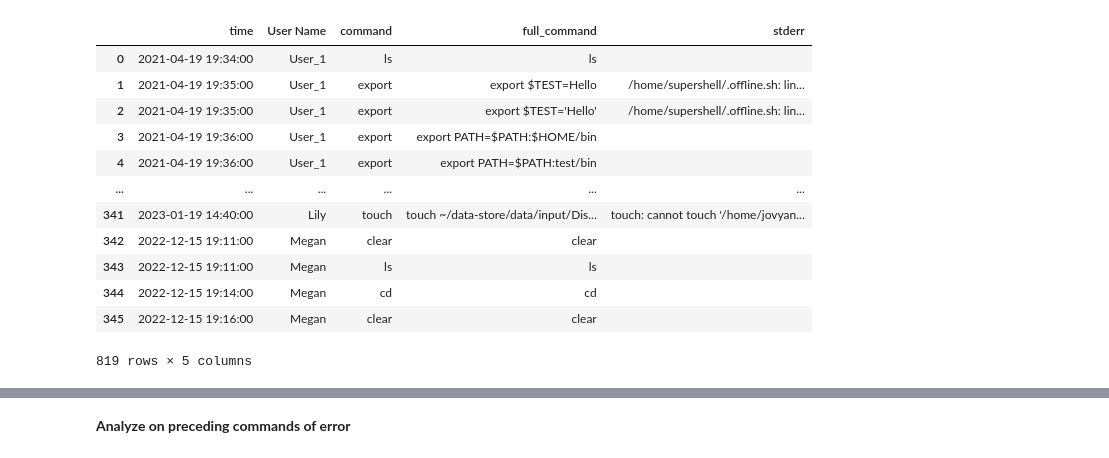
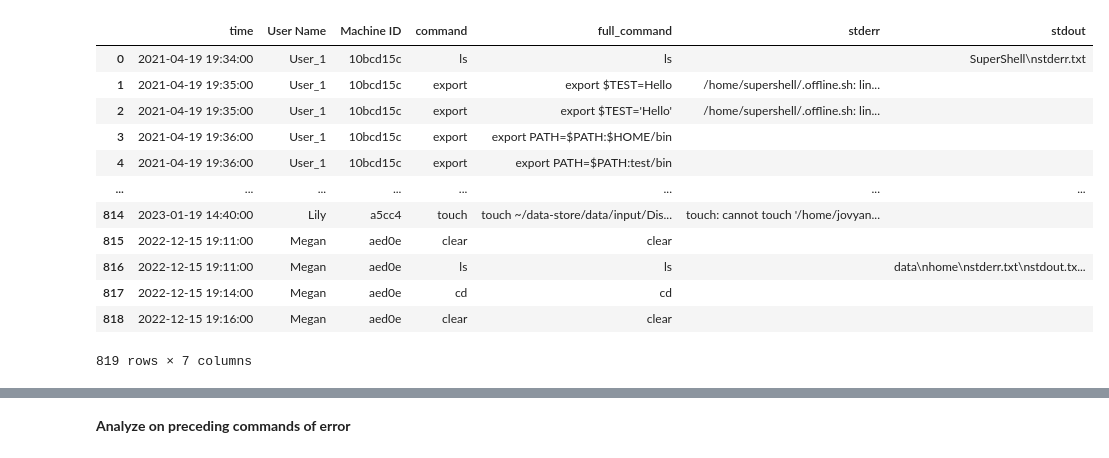
Before and after one commit to GuningShen/error-suggestion, a Jupyter notebook: error_tree.ipynb, the cells around one changed output, grey strips where cells are left out. Drawn from its saved outputs; the diff is of its cells as text; code cells hidden in the pictures.

```diff
--- a/error_tree.ipynb
+++ b/error_tree.ipynb
@@ -10,20 +10,19 @@ from matplotlib.pyplot import figure
 # %%
 output_dir = "error_processed_data/"
 file = "error_tree.pki"
 raw_data = pd.read_pickle(output_dir + file)
-raw_data = raw_data[["time", "User Name", "command", "full_command", "stderr"]]
 raw_data
 # %% [output]
-|  | time | User Name | command | full_command | stderr |
-| 0 | 2021-04-19 19:34:00 | User_1 | ls | ls |  |
-| 1 | 2021-04-19 19:35:00 | User_1 | export | export $TEST=Hello | /home/supershell/.offline.sh: lin... |
-| 2 | 2021-04-19 19:35:00 | User_1 | export | export $TEST='Hello' | /home/supershell/.offline.sh: lin... |
-| 3 | 2021-04-19 19:36:00 | User_1 | export | export PATH=$PATH:$HOME/bin |  |
-| 4 | 2021-04-19 19:36:00 | User_1 | export | export PATH=$PATH:test/bin |  |
-| ... | ... | ... | ... | ... | ... |
-| 341 | 2023-01-19 14:40:00 | Lily | touch | touch ~/data-store/data/input/Dis... | touch: cannot touch '/home/jovyan... |
-| 342 | 2022-12-15 19:11:00 | Megan | clear | clear |  |
-| 343 | 2022-12-15 19:11:00 | Megan | ls | ls |  |
-| 344 | 2022-12-15 19:14:00 | Megan | cd | cd |  |
-| 345 | 2022-12-15 19:16:00 | Megan | clear | clear |  |
+|  | time | User Name | Machine ID | command | full_command | stderr | stdout |
+| 0 | 2021-04-19 19:34:00 | User_1 | 10bcd15c | ls | ls |  | SuperShell\nstderr.txt |
+| 1 | 2021-04-19 19:35:00 | User_1 | 10bcd15c | export | export $TEST=Hello | /home/supershell/.offline.sh: lin... |  |
+| 2 | 2021-04-19 19:35:00 | User_1 | 10bcd15c | export | export $TEST='Hello' | /home/supershell/.offline.sh: lin... |  |
+| 3 | 2021-04-19 19:36:00 | User_1 | 10bcd15c | export | export PATH=$PATH:$HOME/bin |  |  |
+| 4 | 2021-04-19 19:36:00 | User_1 | 10bcd15c | export | export PATH=$PATH:test/bin |  |  |
+| ... | ... | ... | ... | ... | ... | ... | ... |
+| 814 | 2023-01-19 14:40:00 | Lily | a5cc4 | touch | touch ~/data-store/data/input/Dis... | touch: cannot touch '/home/jovyan... |  |
+| 815 | 2022-12-15 19:11:00 | Megan | aed0e | clear | clear |  |  |
+| 816 | 2022-12-15 19:11:00 | Megan | aed0e | ls | ls |  | data\nhome\nstderr.txt\nstdout.tx... |
+| 817 | 2022-12-15 19:14:00 | Megan | aed0e | cd | cd |  |  |
+| 818 | 2022-12-15 19:16:00 | Megan | aed0e | clear | clear |  |  |
-819 rows × 5 columns
+819 rows × 7 columns
```
Also changed, not shown: parts of 25 cells of this notebook, 6 other files.
